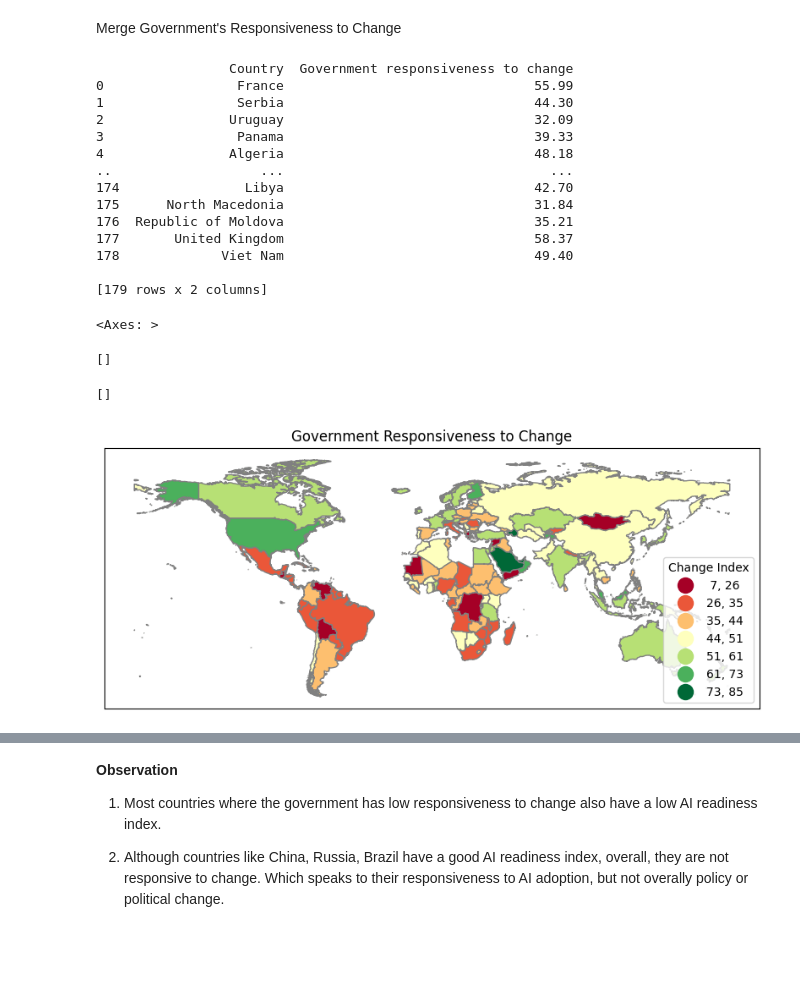
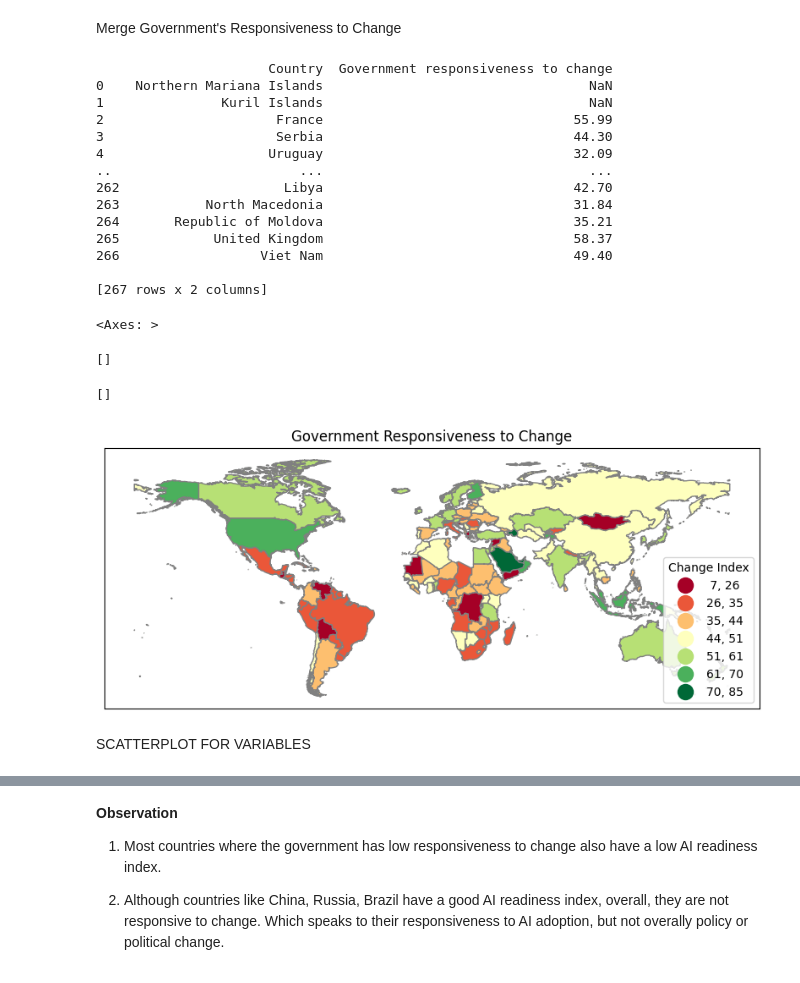
Before and after one commit to ojobo-tech/gisfordatascience, a Jupyter notebook: ps1_ai_adoption_map.ipynb, the cells around one changed output, grey strips where cells are left out. Drawn from its saved outputs; the diff is of its cells as text; code cells hidden in the pictures; blank space fills up the shorter version.

```diff
--- a/ps1_ai_adoption_map.ipynb
+++ b/ps1_ai_adoption_map.ipynb
@@ -660,37 +661,39 @@ result = wd_map1[['Country', 'Government responsiveness to change']]
 print(result)
 
 # Merge using inner join to keep exact matches
-wd_map2 = pd.merge(wd_map, ai_readiness_indicators, on='Country', how='inner', indicator=False)
+wd_map6 = pd.merge(wd_map, ai_readiness_indicators, on='Country', how='inner', indicator=False)
 # %% [output]
-                 Country  Government responsiveness to change
-0                 France                                55.99
-1                 Serbia                                44.30
-2                Uruguay                                32.09
-3                 Panama                                39.33
-4                Algeria                                48.18
-..                   ...                                  ...
-174                Libya                                42.70
-175      North Macedonia                                31.84
-176  Republic of Moldova                                35.21
-177       United Kingdom                                58.37
-178             Viet Nam                                49.40
+                      Country  Government responsiveness to change
+0    Northern Mariana Islands                                  NaN
+1               Kuril Islands                                  NaN
+2                      France                                55.99
+3                      Serbia                                44.30
+4                     Uruguay                                32.09
+..                        ...                                  ...
+262                     Libya                                42.70
+263           North Macedonia                                31.84
+264       Republic of Moldova                                35.21
+265            United Kingdom                                58.37
+266                  Viet Nam                                49.40
 
-[179 rows x 2 columns]
+[267 rows x 2 columns]
 # %%
 fig, ax = plt.subplots(1, figsize=(10,20))
-wd_map2.plot(ax=ax,column='Government responsiveness to change',legend=True,cmap='RdYlGn',
+wd_map6.plot(ax=ax,column='Government responsiveness to change',legend=True,cmap='RdYlGn',
           scheme='natural_breaks',k=7, edgecolor='grey',linewidth=1,
           legend_kwds= {"fmt": "{:,.0f}",'loc':'lower right','markerscale':1.4})
 leg1 = ax.get_legend()
 leg1.set_title('''Change Index''')
 ax.title.set_text("Government Responsiveness to Change")
 ax.set_xticks([]) #kills xticks
 ax.set_yticks([]) #kills xticks
 #ax.set_xlabel('''source/definition: zillow.com/research/data''')
 #plt.savefig('fig.pdf',bbox_inches='tight') #,pad_inches=0.1, dpi=200, transparent=True #eps, jpeg, jpg, pdf, pgf, png, ps, raw, rgba, svg, svgz, tif, tiff
 #files.download('fig.pdf') #note can also right click fig and save image as
 # %% [output]
 <Axes: >
 []
 []
-[figure, old version]
+[figure, new version]
+# %% [markdown]
+SCATTERPLOT FOR VARIABLES
```
Also changed, not shown: parts of 18 cells of this notebook.
